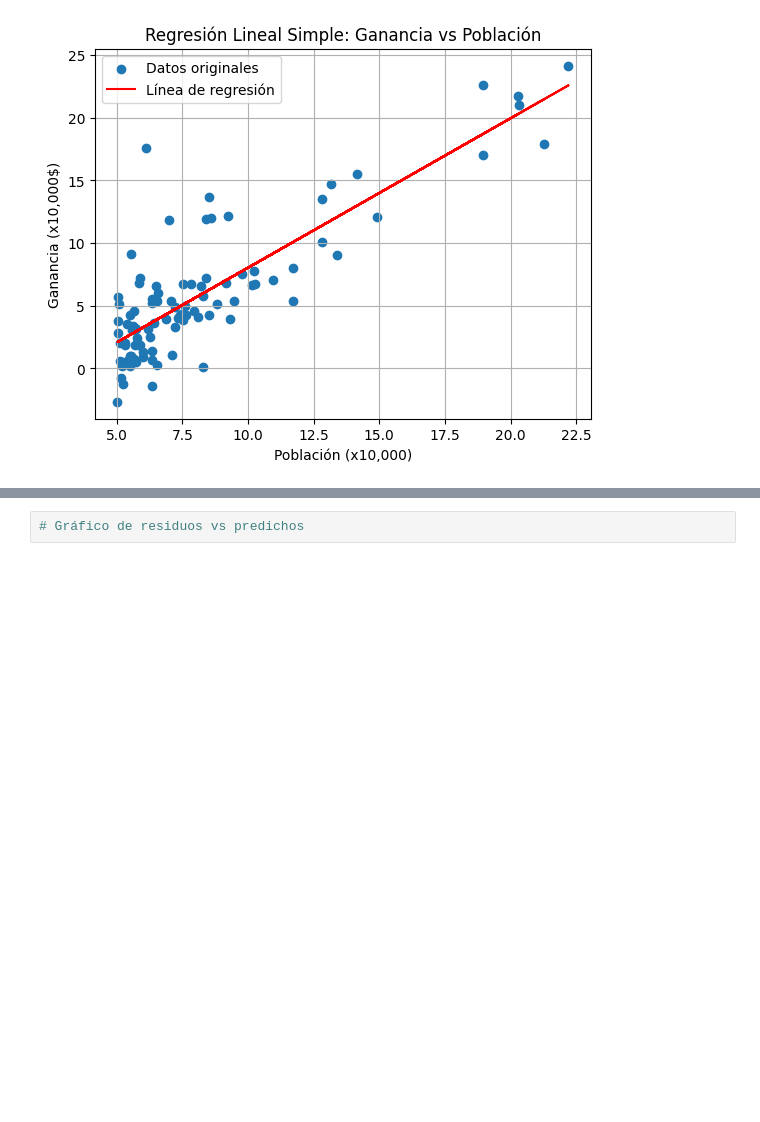
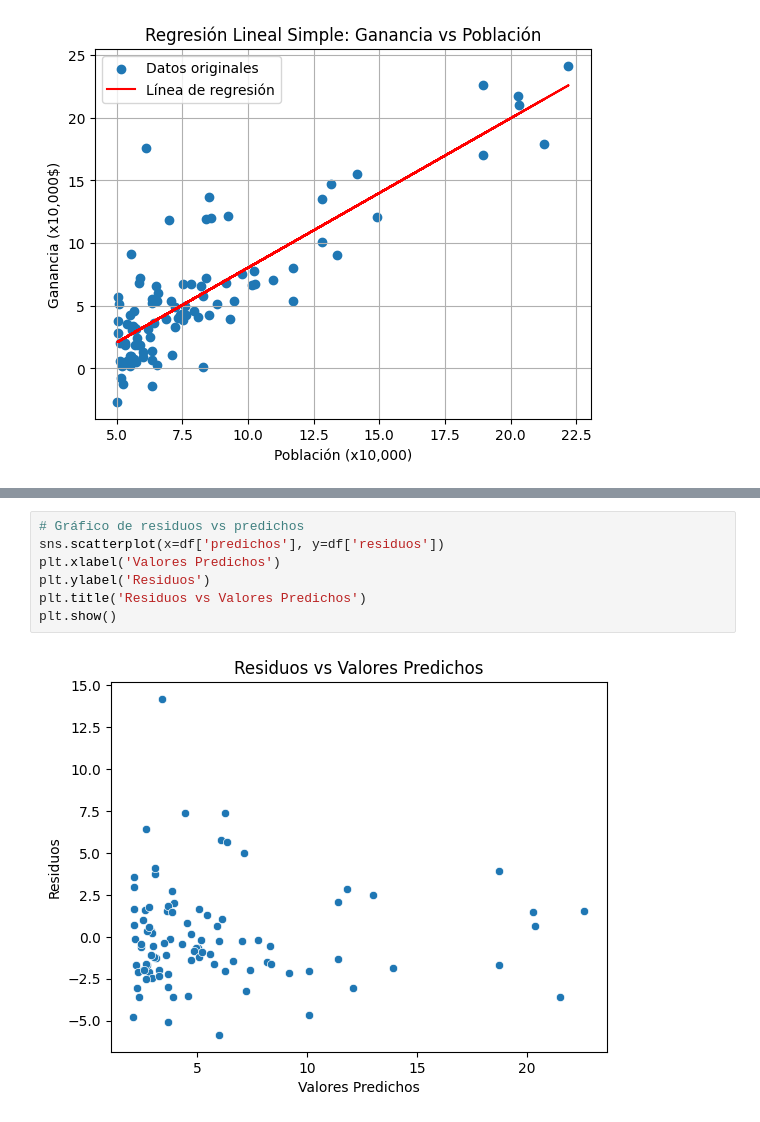
Before and after one commit to AleR26/ColabFiles, a Jupyter notebook: PracticaRegresionLinealSimple.ipynb, the cells around one changed output, grey strips where cells are left out. Saved outputs shown, nothing was run; the diff lists cells and outputs as text; blank space fills up the shorter version.

```diff
--- a/PracticaRegresionLinealSimple.ipynb
+++ b/PracticaRegresionLinealSimple.ipynb
@@ -161,5 +189,12 @@ plt.show()
-# %%
-# Gráfico de residuos vs predichos
+# %%
+# Gráfico de residuos vs predichos
+sns.scatterplot(x=df['predichos'], y=df['residuos'])
+plt.xlabel('Valores Predichos')
+plt.ylabel('Residuos')
+plt.title('Residuos vs Valores Predichos')
+plt.show()
+# %% [output]
+[figure, added]
 # %% [markdown]
 ### 4.3. Q-Q Plot para evaluar la normalidad
 1. Grafica el Q-Q Plot:.
```
Also changed, not shown: parts of 27 cells of this notebook.
